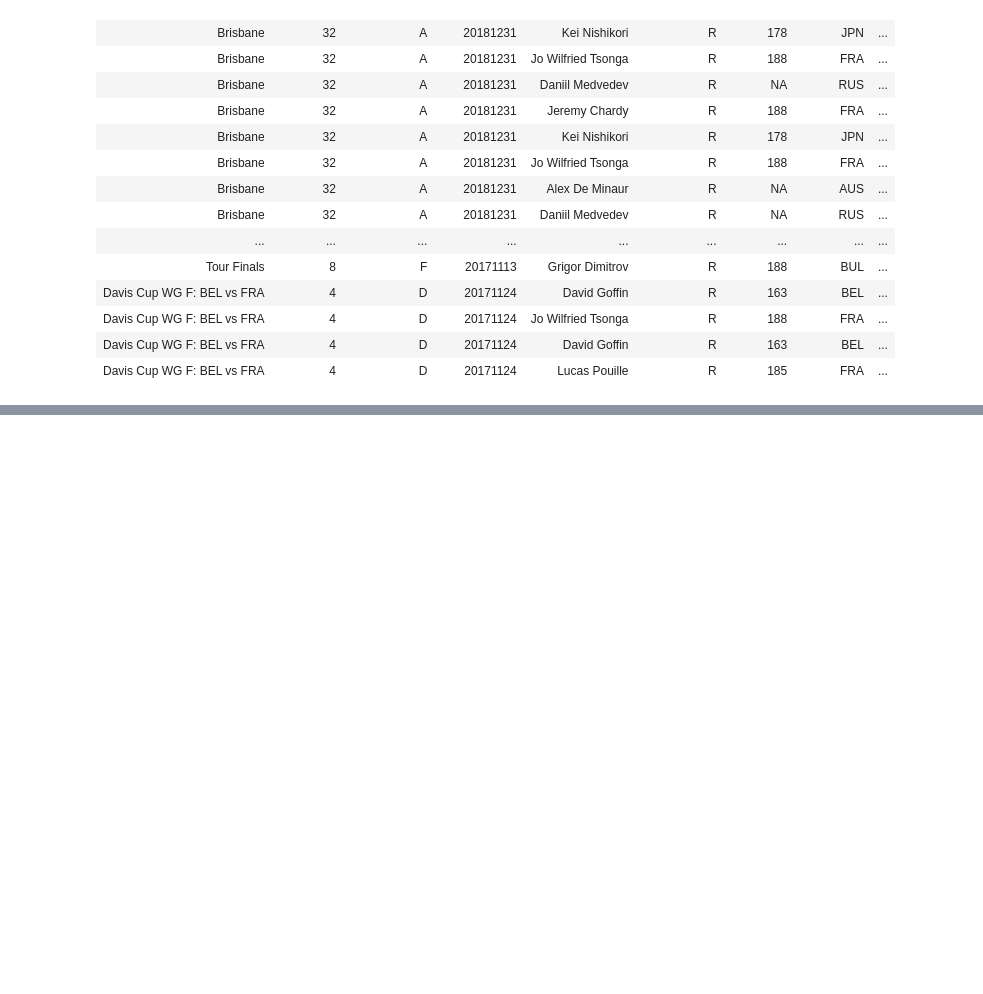
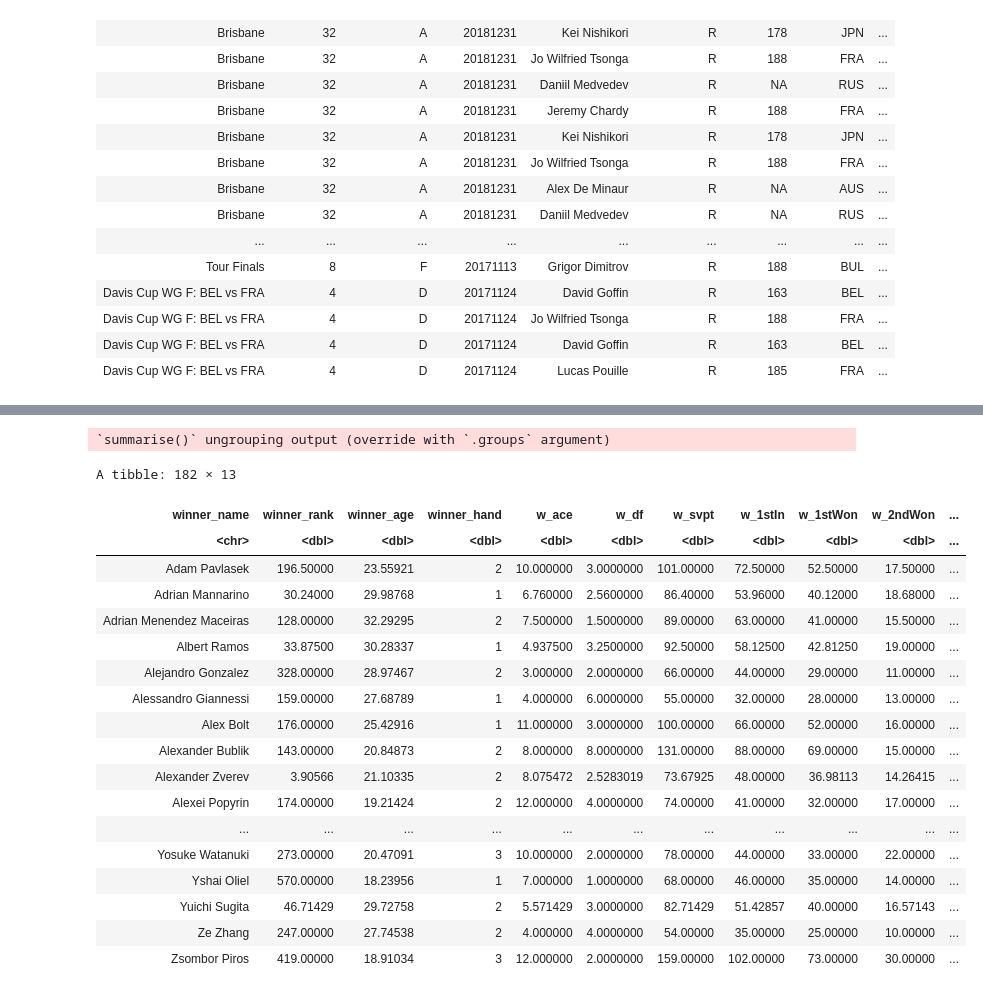
Before and after one commit to jo-adithya/dsci_project, a Jupyter notebook: proposal.ipynb, the cells around one changed output, grey strips where cells are left out. Drawn from its saved outputs; the diff is of its cells as text; code cells hidden in the pictures; blank space fills up the shorter version.

Commit message:
tidy up player stats data

```diff
--- a/proposal.ipynb
+++ b/proposal.ipynb
@@ -58,3 +58,8 @@ A tibble: 6866 × 22
 | Davis Cup WG F: BEL vs FRA | 4 | D | 20171124 | Jo Wilfried Tsonga | R | 188 | FRA | ... |
 | Davis Cup WG F: BEL vs FRA | 4 | D | 20171124 | David Goffin | R | 163 | BEL | ... |
 | Davis Cup WG F: BEL vs FRA | 4 | D | 20171124 | Lucas Pouille | R | 185 | FRA | ... |
+# %%
+tennis <- tennis %>%
+    filter(substr(tourney_date, 0, 4) == "2018")
+
+tennis
@@ -60,0 +86,30 @@ A tibble: 6866 × 22
+# %%
+tennis <- mutate(tennis, winner_hand = as.integer(as.factor(winner_hand)), na.rm = TRUE)
+# %%
+player_stats <- group_by(tennis, winner_name) %>%
+    summarize(winner_rank = mean(winner_rank), winner_age = median(winner_age), winner_hand = mean(winner_hand), w_ace = mean(w_ace), w_df = mean(w_df), w_svpt = mean(w_svpt), w_1stIn = mean(w_1stIn), w_1stWon = mean(w_1stWon), w_2ndWon = mean(w_2ndWon), w_SvGms = mean(w_SvGms), w_bpSaved = mean(w_bpSaved), w_bpFaced = mean(w_bpFaced))
+
+player_stats <- na.omit(player_stats)
+
+player_stats
+# %% [output]
+`summarise()` ungrouping output (override with `.groups` argument)
+A tibble: 182 × 13
+| winner_name | winner_rank | winner_age | winner_hand | w_ace | w_df | w_svpt | w_1stIn | w_1stWon | w_2ndWon | ... |
+| <chr> | <dbl> | <dbl> | <dbl> | <dbl> | <dbl> | <dbl> | <dbl> | <dbl> | <dbl> | ... |
+| Adam Pavlasek | 196.50000 | 23.55921 | 2 | 10.000000 | 3.0000000 | 101.00000 | 72.50000 | 52.50000 | 17.50000 | ... |
+| Adrian Mannarino | 30.24000 | 29.98768 | 1 | 6.760000 | 2.5600000 | 86.40000 | 53.96000 | 40.12000 | 18.68000 | ... |
+| Adrian Menendez Maceiras | 128.00000 | 32.29295 | 2 | 7.500000 | 1.5000000 | 89.00000 | 63.00000 | 41.00000 | 15.50000 | ... |
+| Albert Ramos | 33.87500 | 30.28337 | 1 | 4.937500 | 3.2500000 | 92.50000 | 58.12500 | 42.81250 | 19.00000 | ... |
+| Alejandro Gonzalez | 328.00000 | 28.97467 | 2 | 3.000000 | 2.0000000 | 66.00000 | 44.00000 | 29.00000 | 11.00000 | ... |
+| Alessandro Giannessi | 159.00000 | 27.68789 | 1 | 4.000000 | 6.0000000 | 55.00000 | 32.00000 | 28.00000 | 13.00000 | ... |
+| Alex Bolt | 176.00000 | 25.42916 | 1 | 11.000000 | 3.0000000 | 100.00000 | 66.00000 | 52.00000 | 16.00000 | ... |
+| Alexander Bublik | 143.00000 | 20.84873 | 2 | 8.000000 | 8.0000000 | 131.00000 | 88.00000 | 69.00000 | 15.00000 | ... |
+| Alexander Zverev | 3.90566 | 21.10335 | 2 | 8.075472 | 2.5283019 | 73.67925 | 48.00000 | 36.98113 | 14.26415 | ... |
+| Alexei Popyrin | 174.00000 | 19.21424 | 2 | 12.000000 | 4.0000000 | 74.00000 | 41.00000 | 32.00000 | 17.00000 | ... |
+| ... | ... | ... | ... | ... | ... | ... | ... | ... | ... | ... |
+| Yosuke Watanuki | 273.00000 | 20.47091 | 3 | 10.000000 | 2.0000000 | 78.00000 | 44.00000 | 33.00000 | 22.00000 | ... |
+| Yshai Oliel | 570.00000 | 18.23956 | 1 | 7.000000 | 1.0000000 | 68.00000 | 46.00000 | 35.00000 | 14.00000 | ... |
+| Yuichi Sugita | 46.71429 | 29.72758 | 2 | 5.571429 | 3.0000000 | 82.71429 | 51.42857 | 40.00000 | 16.57143 | ... |
+| Ze Zhang | 247.00000 | 27.74538 | 2 | 4.000000 | 4.0000000 | 54.00000 | 35.00000 | 25.00000 | 10.00000 | ... |
+| Zsombor Piros | 419.00000 | 18.91034 | 3 | 12.000000 | 2.0000000 | 159.00000 | 102.00000 | 73.00000 | 30.00000 | ... |
```
Also changed, not shown: parts of 4 cells of this notebook.
